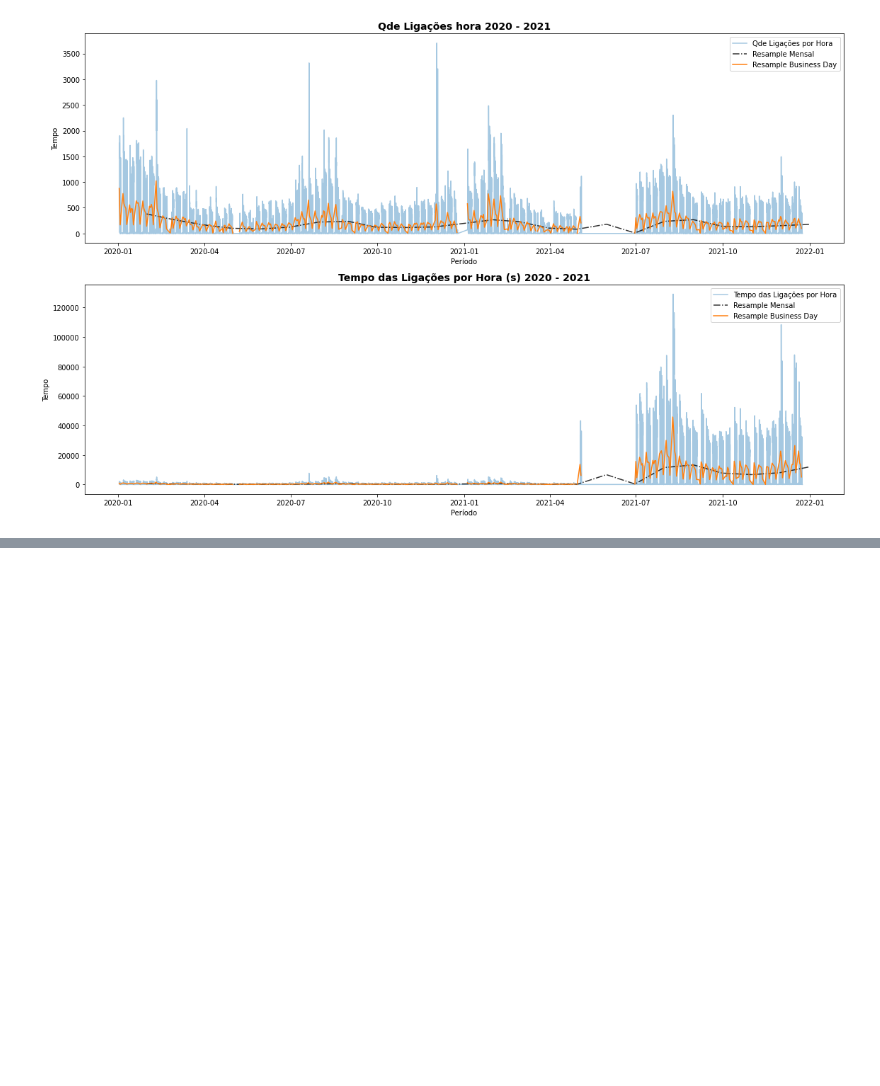
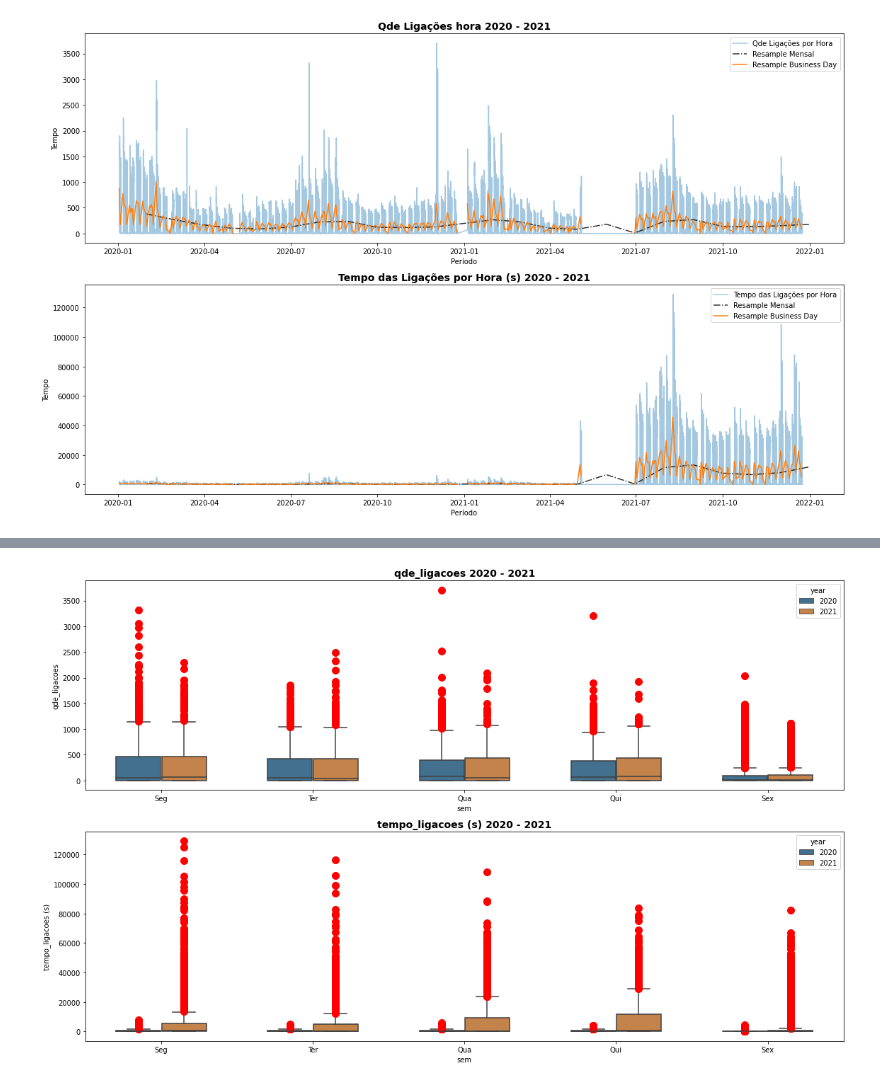
Before and after one commit to Rogerio-mack/Artigo-Atendimento, a Jupyter notebook: Analise_Atendimento_v1.ipynb, the cells around one changed output, grey strips where cells are left out. Saved outputs shown, nothing was run; the diff lists cells and outputs as text; code cells hidden in the pictures; blank space fills up the shorter version.

```diff
--- a/Analise_Atendimento_v1.ipynb
+++ b/Analise_Atendimento_v1.ipynb
@@ -484,3 +484,9 @@ plt.tight_layout()
 plt.show()
 # %% [output]
 [figure]
+# %%
+df['year'] = df.index.year
+df['month'] = df.index.month
+df['hour'] = df.index.hour
+
+df.head()
@@ -486,0 +512,22 @@ plt.show()
+# %%
+plt.figure(figsize=(16,10))
+
+flierprops = dict(marker='o', markerfacecolor='red', markersize=10,  markeredgecolor='red')
+
+plt.subplot(2,1,1)
+sns.boxplot(data=df, x='sem', y='qde_ligacoes', hue='year', order=['Seg','Ter','Qua','Qui','Sex'], width=0.6, saturation=0.5, flierprops=flierprops)
+# seaborn.boxplot(data=None, *, x=None, y=None, hue=None, order=None, hue_order=None, orient=None, color=None, palette=None, saturation=0.75, width=0.8, dodge=True, fliersize=5, linewidth=None, whis=1.5, ax=None, **kwargs)
+plt.title('qde_ligacoes 2020 - 2021',weight='bold',fontsize=14)
+
+plt.subplot(2,1,2)
+sns.boxplot(data=df, x='sem', y='tempo_ligacoes (s)', hue='year', order=['Seg','Ter','Qua','Qui','Sex'], width=0.6, saturation=0.5, flierprops=flierprops)
+# seaborn.boxplot(data=None, *, x=None, y=None, hue=None, order=None, hue_order=None, orient=None, color=None, palette=None, saturation=0.75, width=0.8, dodge=True, fliersize=5, linewidth=None, whis=1.5, ax=None, **kwargs)
+plt.title('tempo_ligacoes (s) 2020 - 2021',weight='bold',fontsize=14)
+# plt.ylim([3000,10000])
+
+
+
+plt.tight_layout()
+plt.show()
+# %% [output]
+[figure, added]
```
Also changed, not shown: parts of 11 cells of this notebook.
